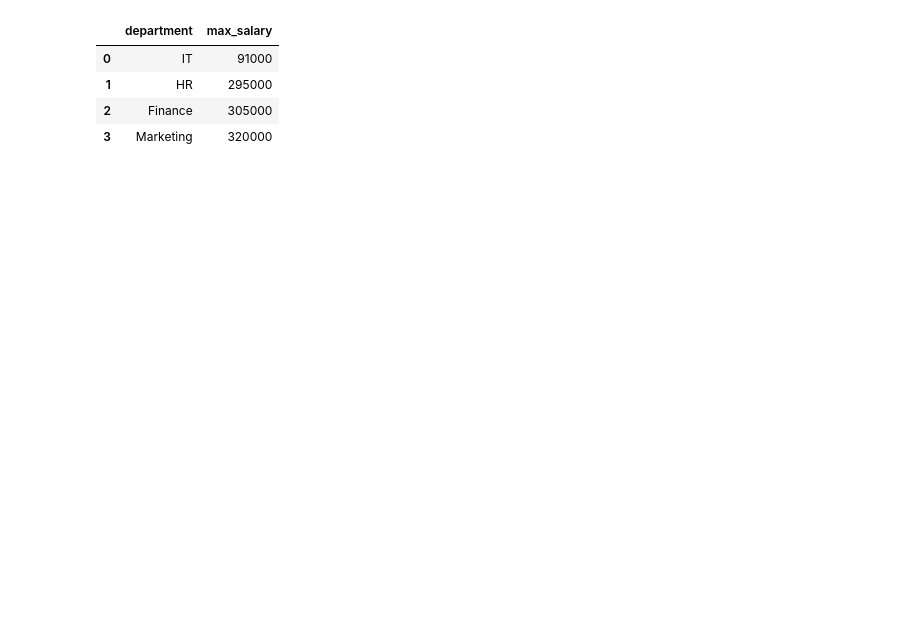
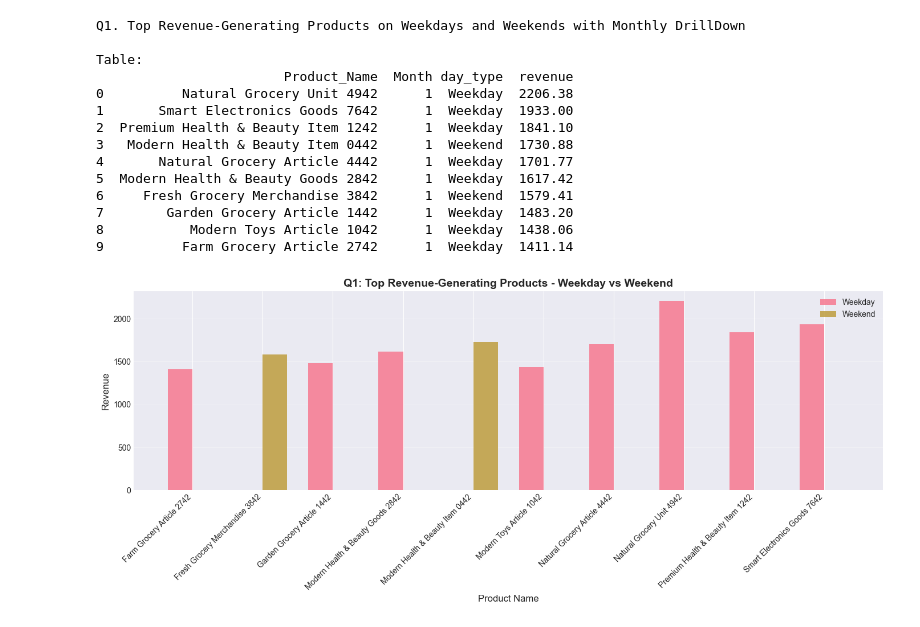
Before and after one commit to ismail-hafeez/near-real-time-data-warehouse-walmart, a Jupyter notebook: src/sql_queries/data_visualization.ipynb, the cells around one changed output. Cells and saved outputs as stored; diff of their text form; code cells hidden in the pictures; blank space fills up the shorter version.

```diff
--- a/src/sql_queries/data_visualization.ipynb
+++ b/src/sql_queries/data_visualization.ipynb
@@ -5,8 +14,14 @@ import mysql.connector
 # %%
 SQL_PATH = 'queries.sql'
+
+# Database connection parameters
+DB_CONFIG = {
+    'host': 'localhost',
+    'user': 'root',
+    'password': '1040',  # Change this to your password
+    'database': 'walmart_dw'
+}
 # %%
-conn = mysql.connector.connect(
-    host="localhost",
-    user="root",
-    password="1040"
-)
+# Establish database connection
+conn = mysql.connector.connect(**DB_CONFIG)
+print("Database connection established successfully!")
@@ -58,9 +86,50 @@ Query executed successfully!
 # %%
-df
+# Q1: Top Revenue-Generating Products on Weekdays and Weekends with Monthly DrillDown
+query_idx = 0
+q1 = all_queries[query_idx]
+print(f"{q1['comment']}")
+df1 = execute_query(q1['query'])
+
+print("\nTable:")
+print(df1.head(20))
+
+# Visualization: Grouped bar chart
+if not df1.empty:
+    fig, ax = plt.subplots(figsize=(14, 6))
+
+    # Pivot for better visualization
+    pivot_df = df1.pivot_table(values='revenue', index='Product_Name',
+                                columns='day_type', aggfunc='sum', fill_value=0)
+
+    x = np.arange(len(pivot_df.index))
+    width = 0.35
+
+    ax.bar(x - width/2, pivot_df['Weekday'], width, label='Weekday', alpha=0.8)
+    ax.bar(x + width/2, pivot_df['Weekend'], width, label='Weekend', alpha=0.8)
+
+    ax.set_xlabel('Product Name', fontsize=12)
+    ax.set_ylabel('Revenue', fontsize=12)
+    ax.set_title('Q1: Top Revenue-Generating Products - Weekday vs Weekend', fontsize=14, fontweight='bold')
+    ax.set_xticks(x)
+    ax.set_xticklabels(pivot_df.index, rotation=45, ha='right')
+    ax.legend()
+    ax.grid(axis='y', alpha=0.3)
+    plt.tight_layout()
+    plt.show()
 # %% [output]
-|  | department | max_salary |
-| 0 | IT | 91000 |
-| 1 | HR | 295000 |
-| 2 | Finance | 305000 |
-| 3 | Marketing | 320000 |
+Q1. Top Revenue-Generating Products on Weekdays and Weekends with Monthly DrillDown
+
+Table:
+                        Product_Name  Month day_type  revenue
+0          Natural Grocery Unit 4942      1  Weekday  2206.38
+1       Smart Electronics Goods 7642      1  Weekday  1933.00
+2  Premium Health & Beauty Item 1242      1  Weekday  1841.10
+3   Modern Health & Beauty Item 0442      1  Weekend  1730.88
+4       Natural Grocery Article 4442      1  Weekday  1701.77
+5  Modern Health & Beauty Goods 2842      1  Weekday  1617.42
+6     Fresh Grocery Merchandise 3842      1  Weekend  1579.41
+7        Garden Grocery Article 1442      1  Weekday  1483.20
+8           Modern Toys Article 1042      1  Weekday  1438.06
+9          Farm Grocery Article 2742      1  Weekday  1411.14
+[figure, added]
 # %%
```
Also changed, not shown: parts of 24 cells of this notebook, 15 other files.
